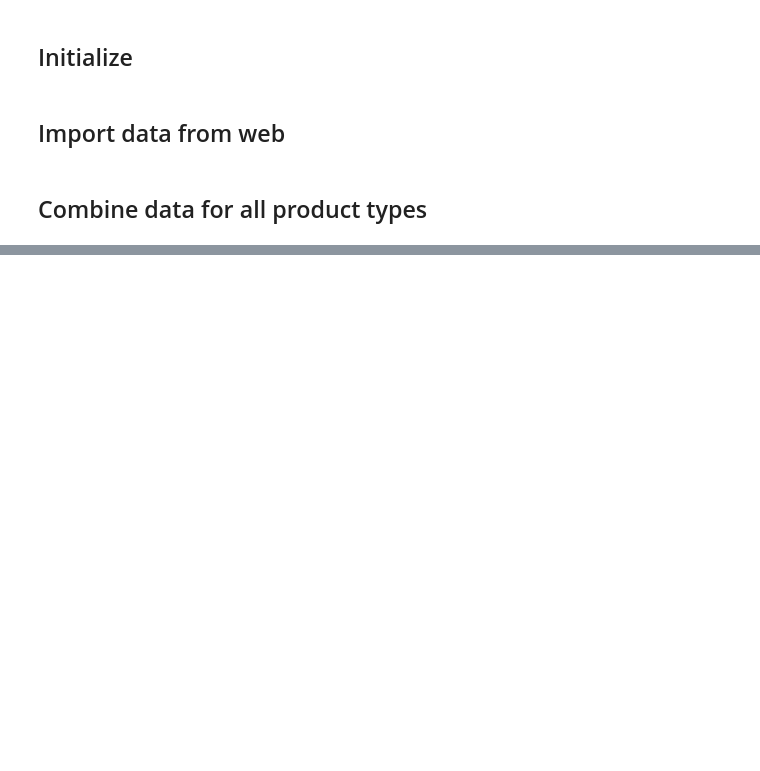
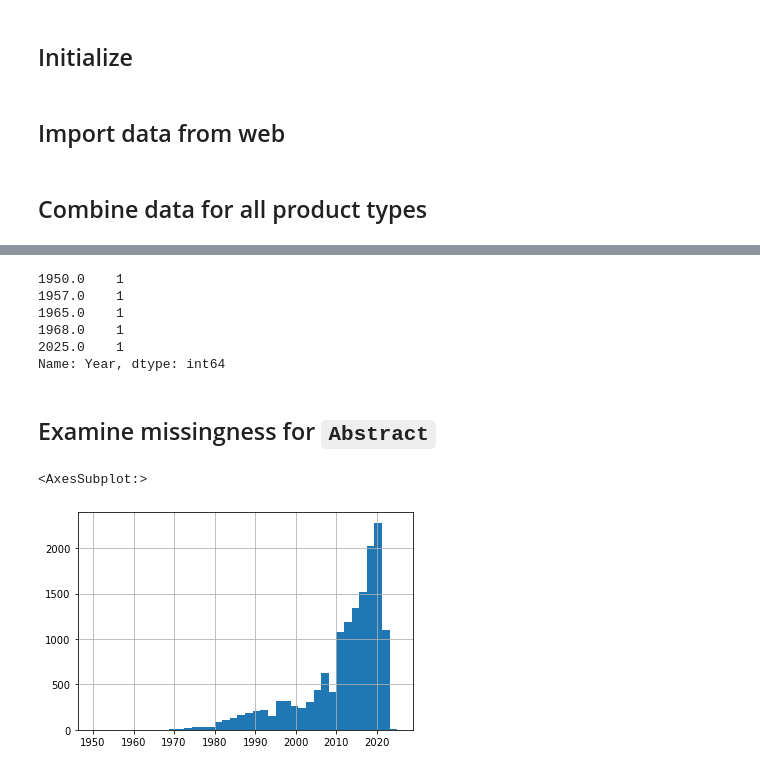
Before and after one commit to jhaber-zz/neh-nlp, a Jupyter notebook: code/prepare_data.ipynb, the cells around one changed output, grey strips where cells are left out. Drawn from its saved outputs; the diff is of its cells as text; code cells hidden in the pictures; blank space fills up the shorter version.

Commit message:
clean up and filter data

```diff
--- a/code/prepare_data.ipynb
+++ b/code/prepare_data.ipynb
@@ -87,0 +86,21 @@ ID, ApplicationNumber, Abstract, Address, Director, Name, PrimaryURL, PrimaryURL
+# %%
+## Clean up 'Abstract' column: many null entries (don't remove empties for now)
+# Define dictionary containing specific 'no abstract' language
+null_dict = {'^([Nn]o\s+)?[Aa]bstract\s?(not\s+)?(provided|available)?\.?$':np.nan,
+             '^[Nn]o[tn]e? available\.?$':np.nan,
+             #'^(Emmy|Peabody) [Aa]ward$':np.nan,
+             '^do not have$':np.nan,
+             '^\s+?available$':np.nan,
+             #'^[Bb]ook$':np.nan,
+             '^[Nn]one$':np.nan,
+             '^Forthcoming$':np.nan,
+             '^xx$':np.nan,
+             '^[Nn]a[Nn]?\.?$':np.nan,
+             '^\-$':np.nan,
+             '^\.$':np.nan}
+
+# Use dictionary to replace nulls with empties
+df.Abstract.replace(null_dict,
+                    regex=True, inplace=True)
+
+df.Abstract.value_counts().loc[lambda row: row>5] # Examine any values above 5
@@ -87,0 +122,33 @@ ID, ApplicationNumber, Abstract, Address, Director, Name, PrimaryURL, PrimaryURL
+# %%
+## Clean up 'Year' column: some erroneous entries
+# Define dictionary to replace errors with corrected values
+year_dict = {199:1990,
+             201:2010,
+             202:2021,
+             208:2018,
+             1916:2016,
+             2106:2016,
+             1915:2015,
+             1913:2013,
+             0:np.nan}
+
+# Apply dictionary to fix errors
+df.Year.replace(year_dict,
+                regex=True, inplace=True)
+
+df.Year.value_counts().sort_index().loc[lambda row: row==1] # Examine any values that occur just once
+# %% [output]
+1950.0    1
+1957.0    1
+1965.0    1
+1968.0    1
+2025.0    1
+Name: Year, dtype: int64
+# %% [markdown]
+## Examine missingness for `Abstract`
+# %%
+# As baseline, see where our 'Year' values are concentrated
+df[df.Year.notnull()].Year.hist(bins=40)
+# %% [output]
+<AxesSubplot:>
+[figure, added]
```
Also changed, not shown: parts of 17 cells of this notebook, 1 other file.
